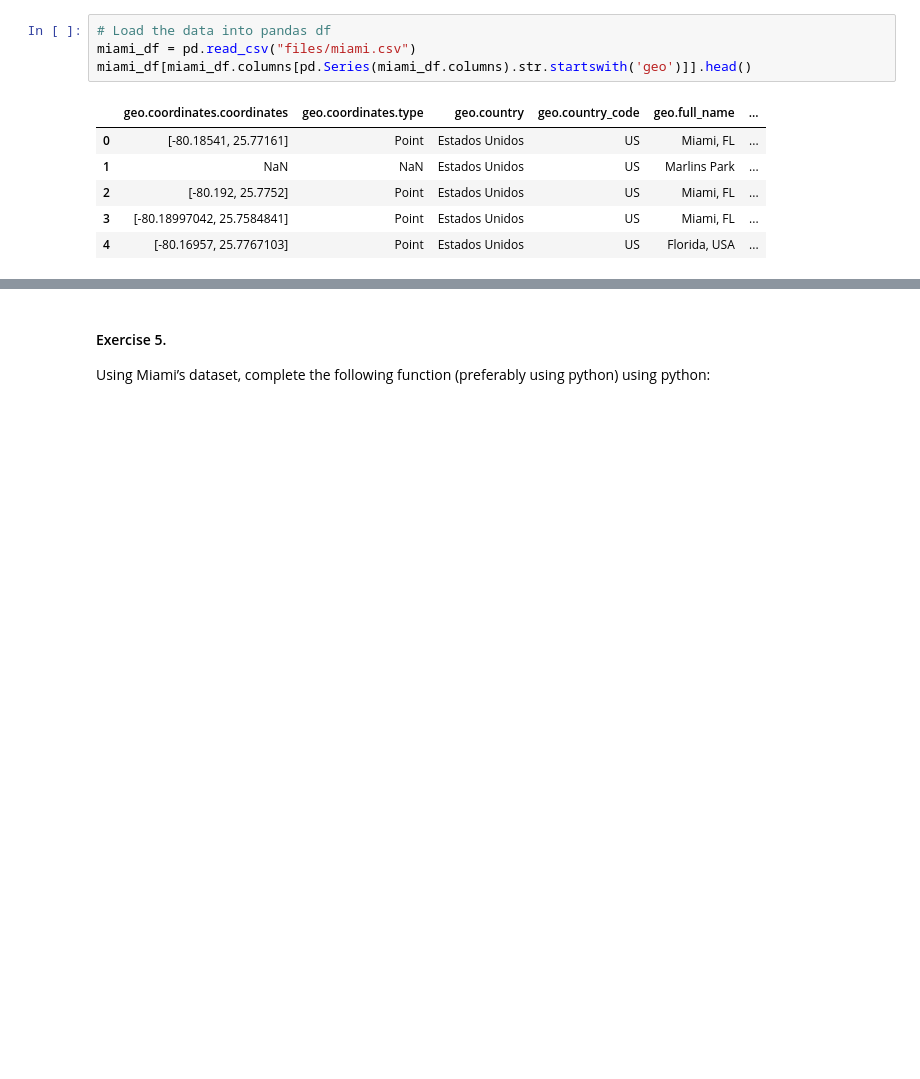
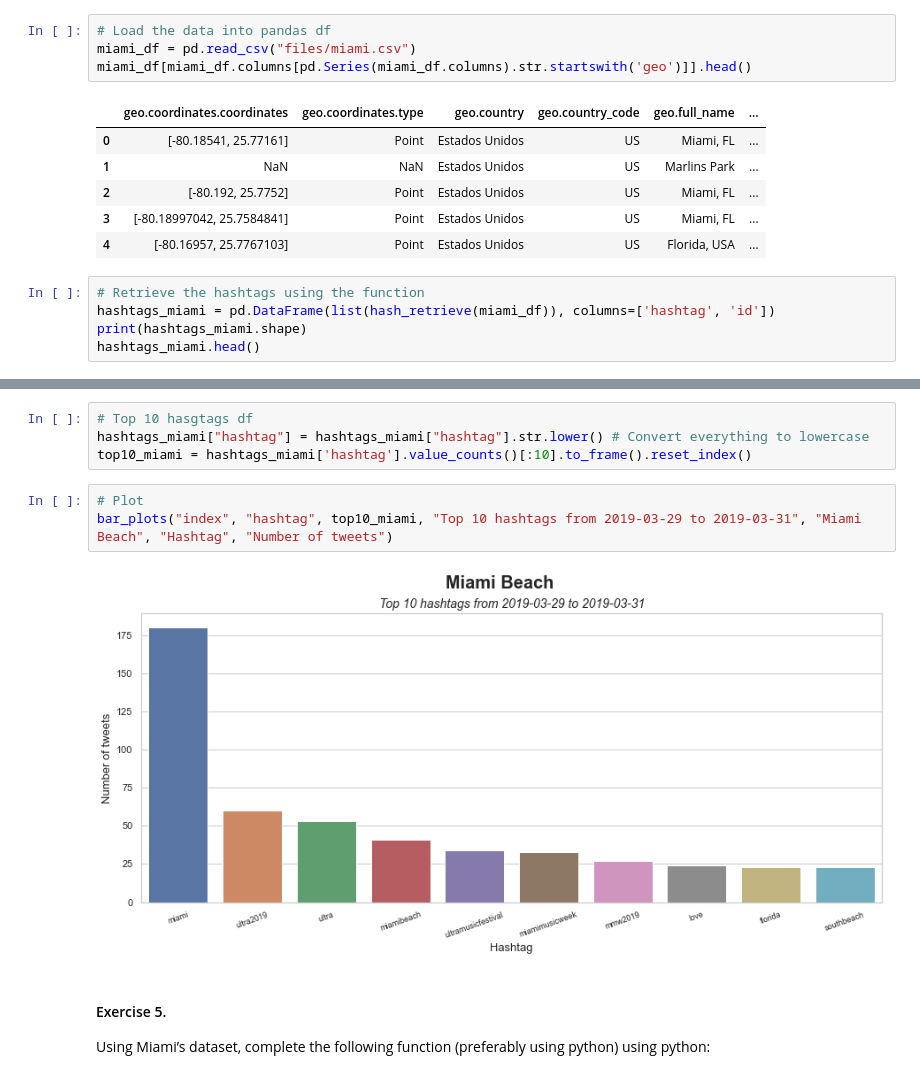
Before and after one commit to andresvBSE/TM-Twitter-PSET2, a Jupyter notebook: PST2.ipynb, the cells around one changed output, grey strips where cells are left out. Saved outputs shown, nothing was run; the diff lists cells and outputs as text; blank space fills up the shorter version.

```diff
--- a/PST2.ipynb
+++ b/PST2.ipynb
@@ -26,3 +38,8 @@ miami_df[miami_df.columns[pd.Series(miami_df.columns).str.startswith('geo')]].he
 | 2 | [-80.192, 25.7752] | Point | Estados Unidos | US | Miami, FL | ... |
 | 3 | [-80.18997042, 25.7584841] | Point | Estados Unidos | US | Miami, FL | ... |
 | 4 | [-80.16957, 25.7767103] | Point | Estados Unidos | US | Florida, USA | ... |
+# %%
+# Retrieve the hashtags using the function
+hashtags_miami = pd.DataFrame(list(hash_retrieve(miami_df)), columns=['hashtag', 'id'])
+print(hashtags_miami.shape)
+hashtags_miami.head()
@@ -29,3 +54,12 @@ miami_df[miami_df.columns[pd.Series(miami_df.columns).str.startswith('geo')]].he
+# %%
+# Top 10 hasgtags df
+hashtags_miami["hashtag"] = hashtags_miami["hashtag"].str.lower() # Convert everything to lowercase
+top10_miami = hashtags_miami['hashtag'].value_counts()[:10].to_frame().reset_index()
+# %%
+# Plot
+bar_plots("index", "hashtag", top10_miami, "Top 10 hashtags from 2019-03-29 to 2019-03-31", "Miami Beach", "Hashtag", "Number of tweets")
+# %% [output]
+[figure, added]
 # %% [markdown]
 #### Exercise 5.
 Using Miami’s dataset, complete the following function (preferably using python) using python:
```
Also changed, not shown: parts of 6 cells of this notebook, 5 other files.
